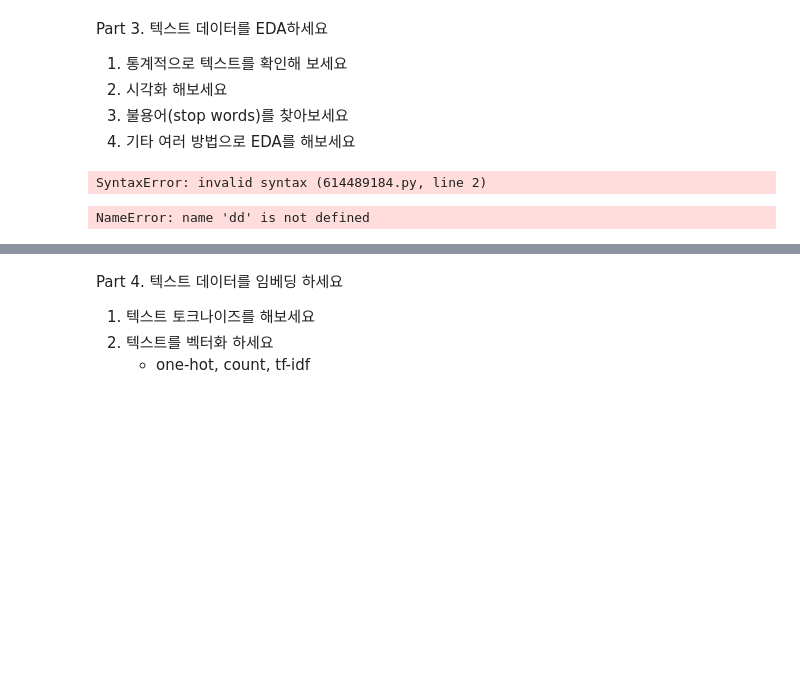
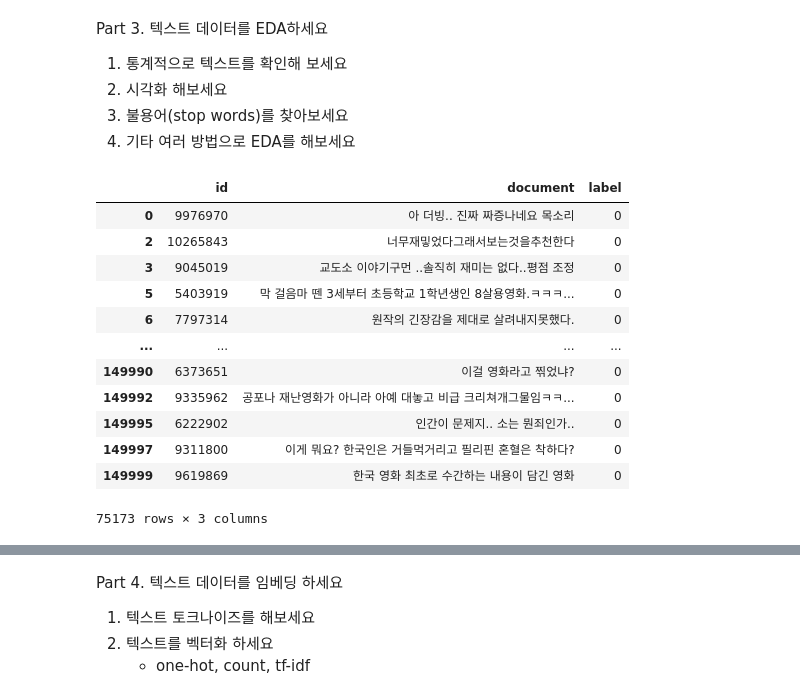
Before and after one commit to lhshs/Genia, a Jupyter notebook: Study/2309_NLP/nlp_이형석.ipynb, the cells around one changed output, grey strips where cells are left out. Drawn from its saved outputs; the diff is of its cells as text; code cells hidden in the pictures; blank space fills up the shorter version.

```diff
--- a/Study/2309_NLP/nlp_이형석.ipynb
+++ b/Study/2309_NLP/nlp_이형석.ipynb
@@ -57,16 +58,22 @@ Part 3. 텍스트 데이터를 EDA하세요
 2. 시각화 해보세요
 3. 불용어(stop words)를 찾아보세요
 4. 기타 여러 방법으로 EDA를 해보세요
-# %%
-sns.countplot(train, x='label', figsize=(15,5))
-plt.figure()/
-plt.show()
-# %% [output]
-SyntaxError: invalid syntax (614489184.py, line 2)
-# %%
-dd
-# %% [output]
-NameError: name 'dd' is not defined
+# %%
+train[train.label == 0]
+# %% [output]
+|  | id | document | label |
+| 0 | 9976970 | 아 더빙.. 진짜 짜증나네요 목소리 | 0 |
+| 2 | 10265843 | 너무재밓었다그래서보는것을추천한다 | 0 |
+| 3 | 9045019 | 교도소 이야기구먼 ..솔직히 재미는 없다..평점 조정 | 0 |
+| 5 | 5403919 | 막 걸음마 뗀 3세부터 초등학교 1학년생인 8살용영화.ㅋㅋㅋ... | 0 |
+| 6 | 7797314 | 원작의 긴장감을 제대로 살려내지못했다. | 0 |
+| ... | ... | ... | ... |
+| 149990 | 6373651 | 이걸 영화라고 찎었냐? | 0 |
+| 149992 | 9335962 | 공포나 재난영화가 아니라 아예 대놓고 비급 크리쳐개그물임ㅋㅋ... | 0 |
+| 149995 | 6222902 | 인간이 문제지.. 소는 뭔죄인가.. | 0 |
+| 149997 | 9311800 | 이게 뭐요? 한국인은 거들먹거리고 필리핀 혼혈은 착하다? | 0 |
+| 149999 | 9619869 | 한국 영화 최초로 수간하는 내용이 담긴 영화 | 0 |
+75173 rows × 3 columns
 # %%
 # 데이터 null값 확인 및 label 분포 확인
 
```
Also changed, not shown: parts of 4 cells of this notebook.
